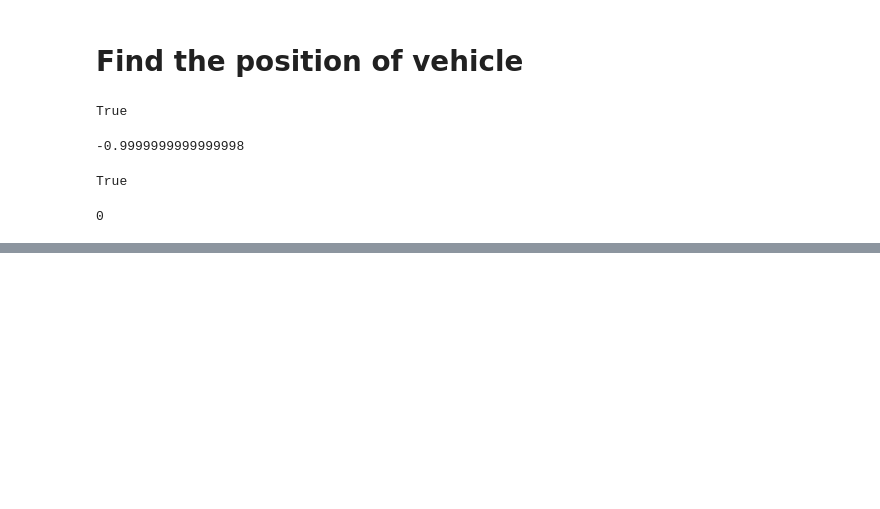
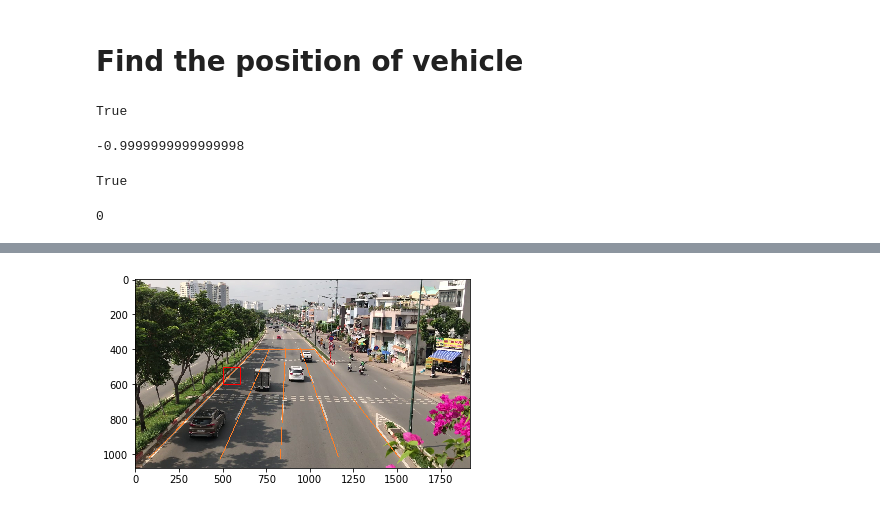
Before and after one commit to GiangHLe/traffic_monitoring, a Jupyter notebook: cross line/Untitled1.ipynb, the cells around one changed output, grey strips where cells are left out. Drawn from its saved outputs; the diff is of its cells as text; code cells hidden in the pictures; blank space fills up the shorter version.

```diff
--- a/cross line/Untitled1.ipynb
+++ b/cross line/Untitled1.ipynb
@@ -1415,3 +1417,93 @@ while(cap.isOpened()):
     break
 cap.release()
 cv2.destroyAllWindows()
+# %%
+import cv2
+import numpy as np
+
+def isPointBetweenLines(p, l1, l2):
+    p = np.append(np.array(p),[1])
+    return np.dot(p,l1)*np.dot(p,l2)*np.dot(l1[0:2],l2[0:2]) <= 0
+
+def getLaneForPoint(p, lines):
+    for i in range(len(lines)-1):
+        if isPointBetweenLines(p, lines[i], lines[i+1]):
+            return i
+    return None
+
+all_lanes_2179 = [np.array([-0.783, -1, 1054.795]), \
+                  np.array([-1.425, -1, 1772.768]), \
+                  np.array([-3.397, -1, 3978.147]), \
+                  np.array([-17.741, -1, 21223.407])]
+
+# print(len(all_lanes_2179))
+p2 = [830,708]
+p1 = [403,868]
+p3 = [1064,484]
+
+img = cv2.imread('C:\\Users\\ADMINS\\Desktop\\2188_screen.png')
+
+# v1 = getLaneForPoint(p1,all_lanes_2179)
+# v2 = getLaneForPoint(p2,all_lanes_2179)
+# v3 = getLaneForPoint(p3,all_lanes_2179)
+
+# # p1 = []
+# # p2 = []
+# # p3 = []
+# # p4 = []
+
+# p1 = (430,821)
+# p2 = (731,583)
+# p3 = (924,544)
+# p4 = (976,443)
+# font = cv2.FONT_HERSHEY_SIMPLEX
+
+# fontScale = 1
+
+
+# thickness = 4
+
+# color = (237, 176, 0)
+# cv2.putText(img, 'Lane 0', p1, font, fontScale, color, thickness, cv2.LINE_AA)
+
+# color = (0,0,255)
+# cv2.putText(img, 'Lane 1', p2, font, fontScale, color, thickness, cv2.LINE_AA)
+
+# color = (255,0,255)
+# cv2.putText(img, 'Lane 2', p3, font, fontScale, color, thickness, cv2.LINE_AA)
+
+# color = (0,255,0)
+# cv2.putText(img, 'Lane 3 move to lane 2', p4, font, fontScale, color, thickness, cv2.LINE_AA)
+
+# cv2.imwrite('C:\\Users\\ADMINS\\Desktop\\2188_lane_detection.png', img)
+
+import matplotlib.pyplot as plt
+import matplotlib.patches as patches
+
+# cv2.rectangle(img, (100, 100), (200, 200), (255, 178, 502), 3)
+# cv2.putText(img, 'abc', (150,150), cv2.FONT_HERSHEY_SIMPLEX, 2, (255, 255, 255), 3)
+
+
+from PIL import Image
+import numpy as np
+
+im = np.array(Image.open('C:\\Users\\ADMINS\\Desktop\\2188_screen.png'), dtype=np.uint8)
+
+fig,ax = plt.subplots(1)
+
+# Display the image
+ax.imshow(im)
+
+
+rect = patches.Rectangle((500,500),100,100,linewidth=1,edgecolor='r',facecolor='none', label = 'abc')
+
+# cv2.imwrite('C:\\Users\\ADMINS\\Desktop\\not_important.png', img)
+# Create a Rectangle patch
+# rect = patches.Rectangle((50,100),40,30,linewidth=1,edgecolor='r',facecolor='none')
+
+# Add the patch to the Axes
+ax.add_patch(rect)
+# print(ax.shape)
+# plt.show()
+plt.imsave("C:\\Users\\ADMINS\\Desktop\\not_important.png", rect)
+# %% [output]
@@ -1417,0 +1511 @@ cv2.destroyAllWindows()
+[figure, added]
```
Also changed, not shown: parts of 7 cells of this notebook, 20 other files.
